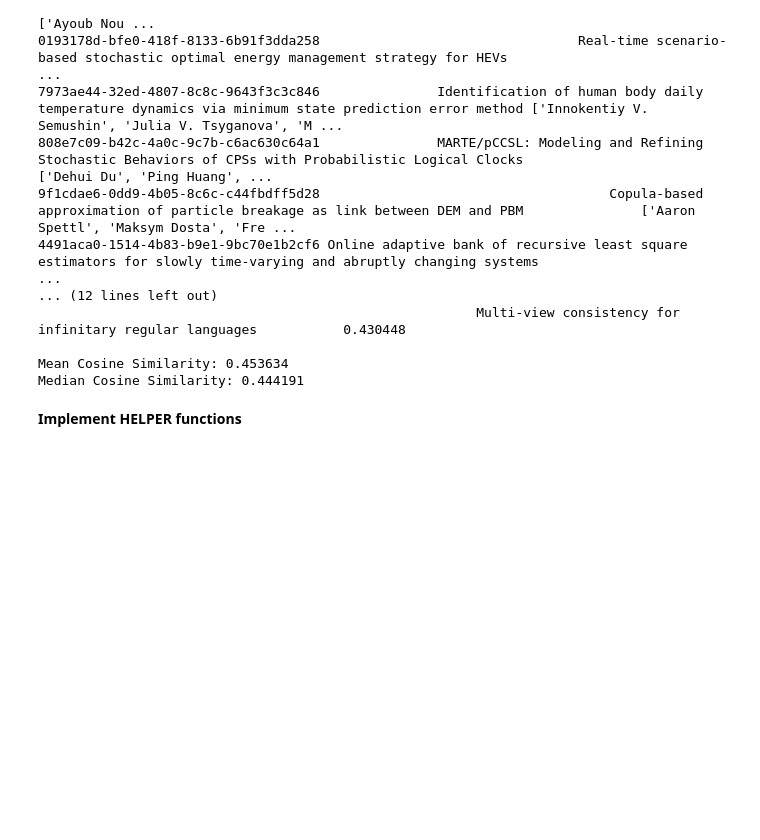
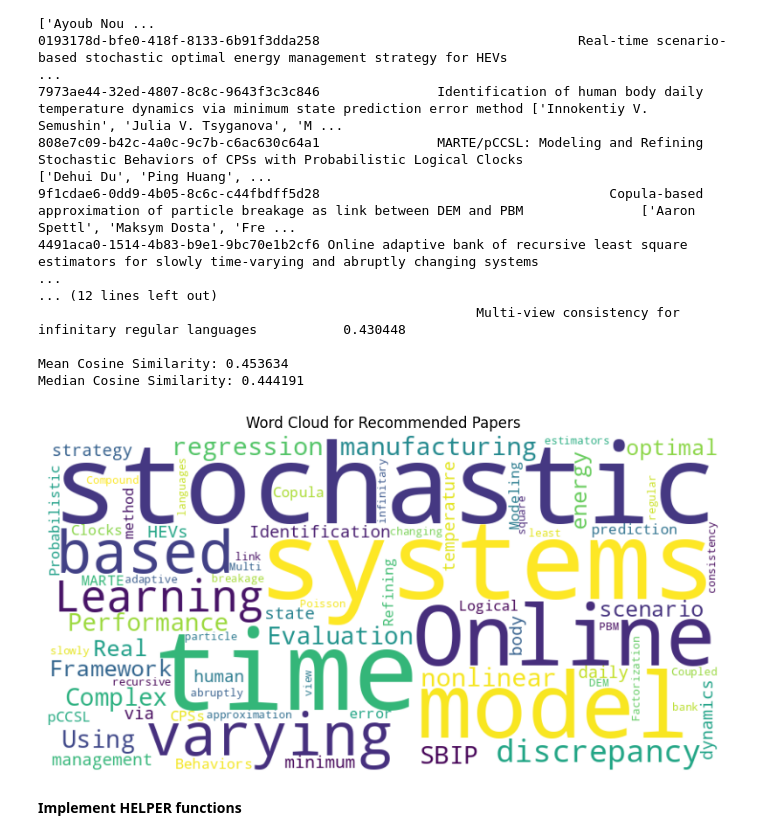
Before and after one commit to sdhanraj-1/ECE9309_MachineLearningProject, a Jupyter notebook: K_MeansClustering.ipynb, the cells around one changed output. Cells and saved outputs as stored; diff of their text form; code cells hidden in the pictures; blank space fills up the shorter version.

Commit message:
Update words cloud

```diff
--- a/K_MeansClustering.ipynb
+++ b/K_MeansClustering.ipynb
@@ -195,6 +195,28 @@ b485b7b1-ec3b-47eb-a9fc-bf38b29c3292                                        Onli
 
 Mean Cosine Similarity: 0.453634
 Median Cosine Similarity: 0.444191
+# %%
+# prompt: create word cloud for the recommended papers
+
+from wordcloud import WordCloud
+import matplotlib.pyplot as plt
+
+# Assuming 'recommended_papers' DataFrame is available from the previous code
+
+# Concatenate all the titles of the recommended papers
+text_for_wordcloud = " ".join(recommended_papers['title'].tolist())
+
+# Generate the word cloud
+wordcloud = WordCloud(width=800, height=400, background_color='white').generate(text_for_wordcloud)
+
+# Display the generated image:
+plt.figure(figsize=(10, 5))
+plt.imshow(wordcloud, interpolation='bilinear')
+plt.axis("off")
+plt.title("Word Cloud for Recommended Papers")
+plt.show()
+# %% [output]
+[figure, added]
 # %% [markdown]
 **Implement HELPER functions**
 # %%
```
Also changed, not shown: parts of 3 cells of this notebook.
